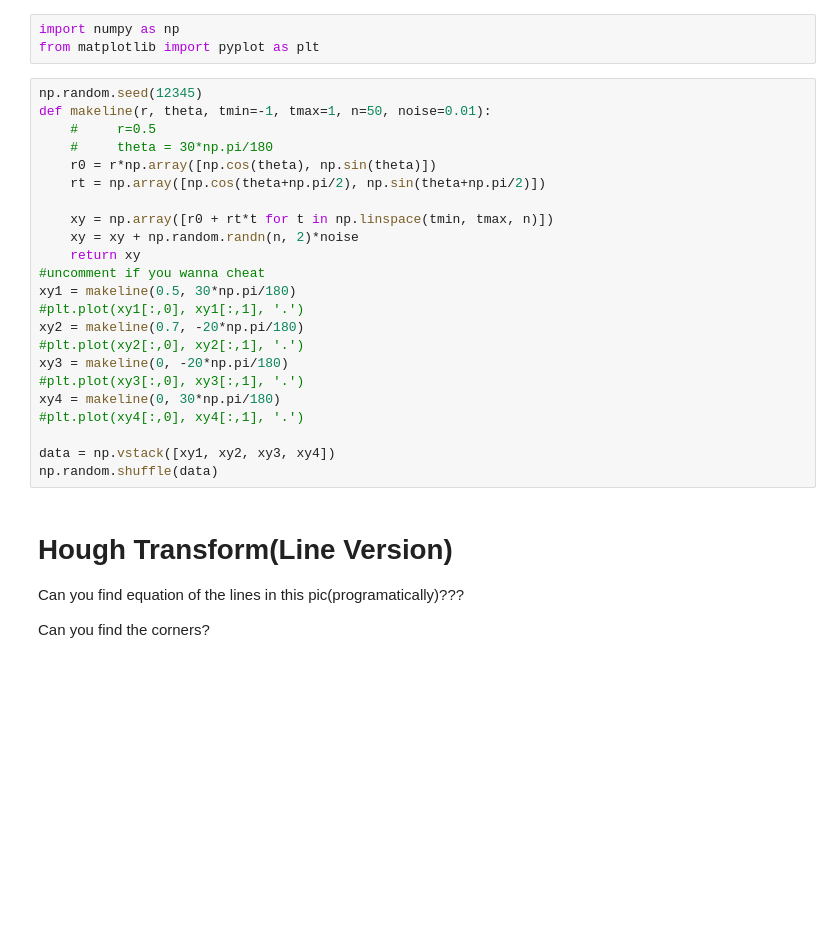
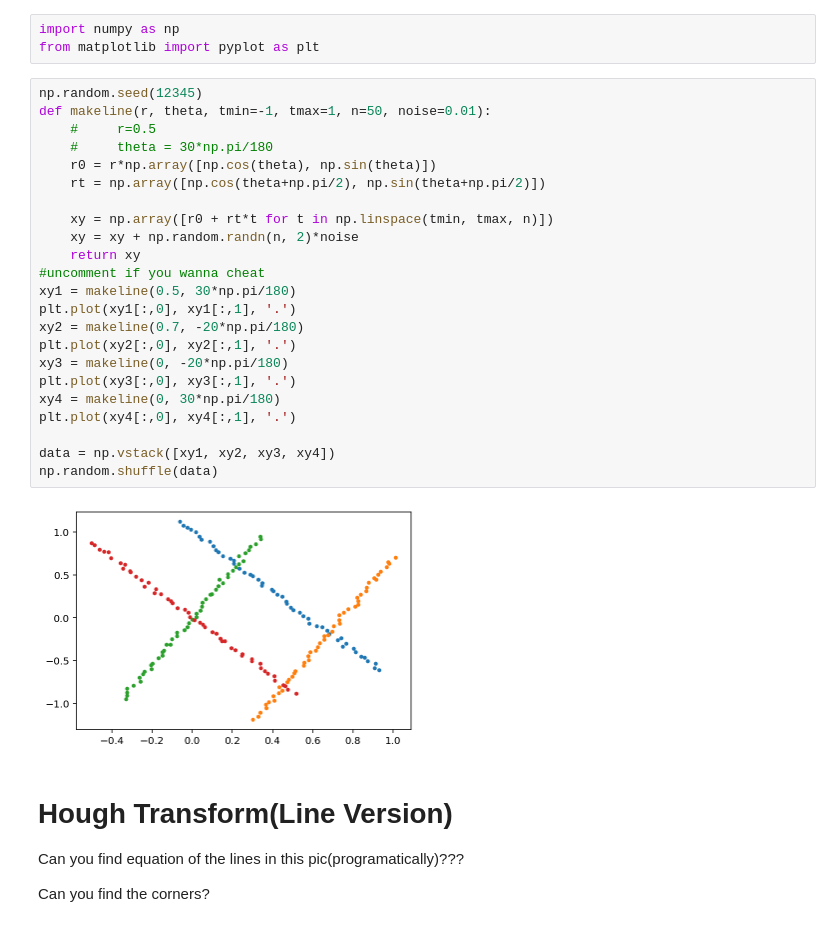
Before and after one commit to MUIC-Numerical-Methods-2018/extra-2-hough-transform, a Jupyter notebook: HoughTransform.ipynb, the cells around one changed output. Drawn from its saved outputs; the diff is of its cells as text; blank space fills up the shorter version.

```diff
--- a/HoughTransform.ipynb
+++ b/HoughTransform.ipynb
@@ -4,26 +4,28 @@ from matplotlib import pyplot as plt
 # %%
 np.random.seed(12345)
 def makeline(r, theta, tmin=-1, tmax=1, n=50, noise=0.01):
     #     r=0.5
     #     theta = 30*np.pi/180
     r0 = r*np.array([np.cos(theta), np.sin(theta)])
     rt = np.array([np.cos(theta+np.pi/2), np.sin(theta+np.pi/2)])
 
     xy = np.array([r0 + rt*t for t in np.linspace(tmin, tmax, n)])
     xy = xy + np.random.randn(n, 2)*noise
     return xy
 #uncomment if you wanna cheat
 xy1 = makeline(0.5, 30*np.pi/180)
-#plt.plot(xy1[:,0], xy1[:,1], '.')
+plt.plot(xy1[:,0], xy1[:,1], '.')
 xy2 = makeline(0.7, -20*np.pi/180)
-#plt.plot(xy2[:,0], xy2[:,1], '.')
+plt.plot(xy2[:,0], xy2[:,1], '.')
 xy3 = makeline(0, -20*np.pi/180)
-#plt.plot(xy3[:,0], xy3[:,1], '.')
+plt.plot(xy3[:,0], xy3[:,1], '.')
 xy4 = makeline(0, 30*np.pi/180)
-#plt.plot(xy4[:,0], xy4[:,1], '.')
+plt.plot(xy4[:,0], xy4[:,1], '.')
 
 data = np.vstack([xy1, xy2, xy3, xy4])
 np.random.shuffle(data)
+# %% [output]
+[figure, added]
 # %% [markdown]
 # Hough Transform(Line Version)
 
```
Also changed, not shown: parts of 1 cell of this notebook.
